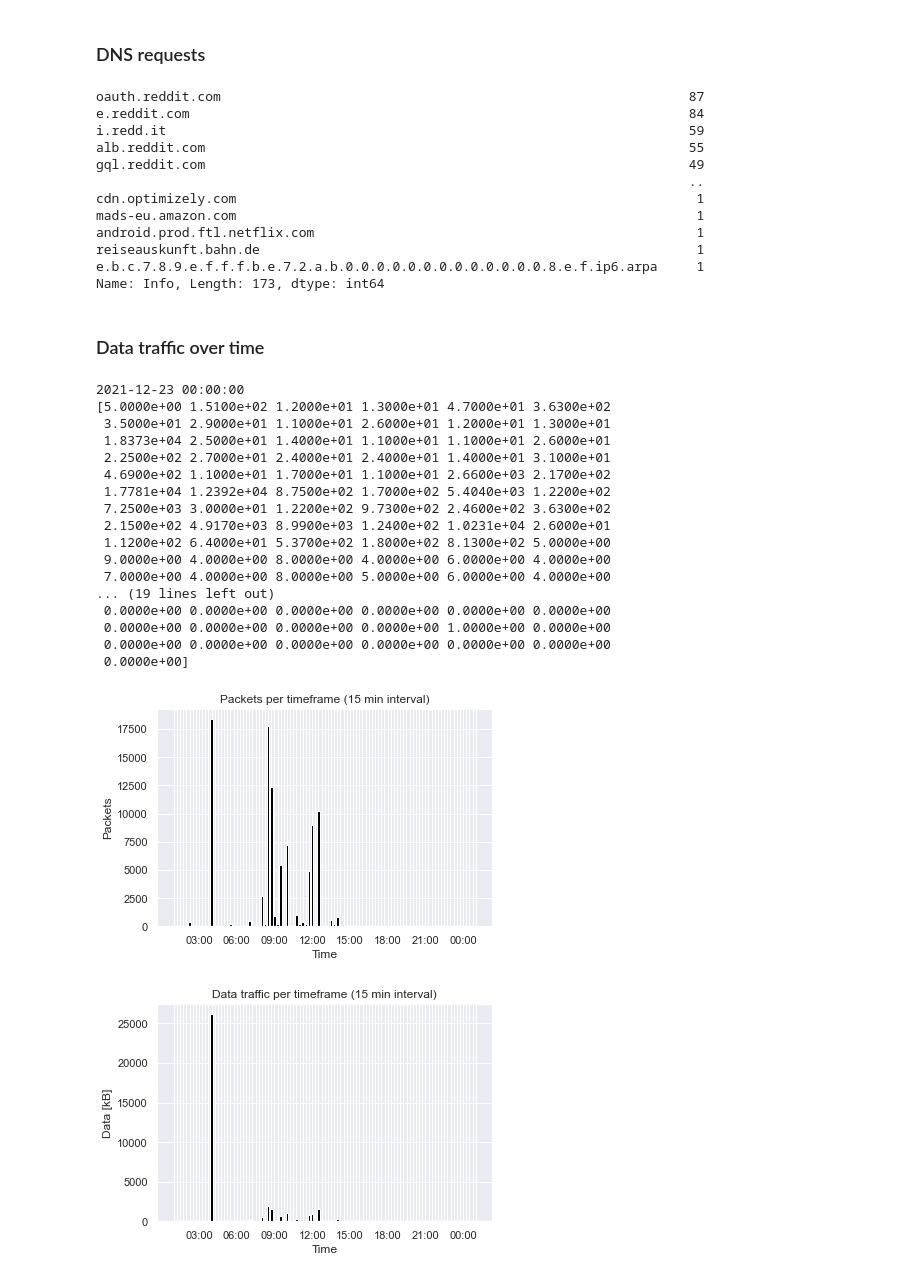
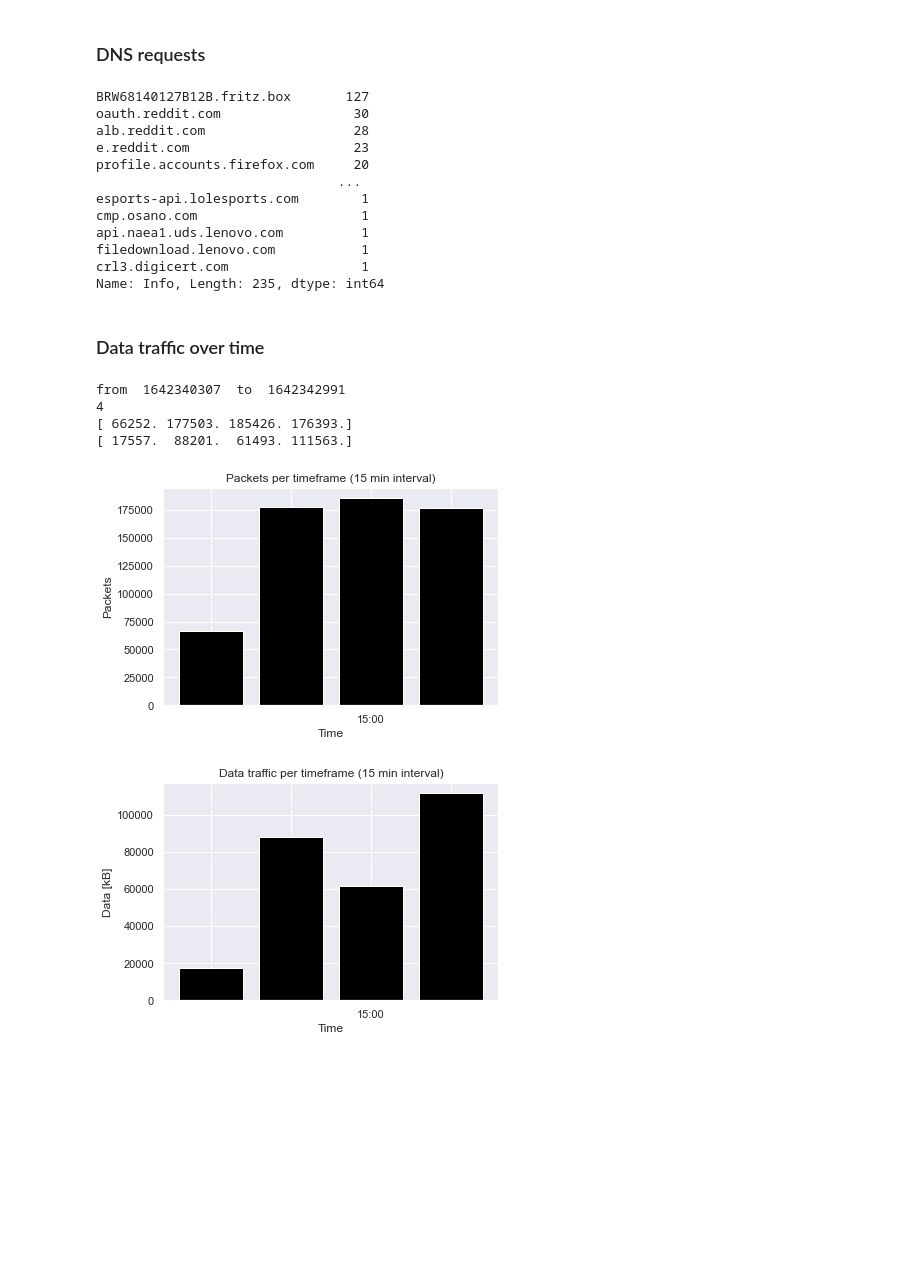
Before and after one commit to fabianh001/cmb_assignment2, a Jupyter notebook: MaxiTCPDumpAnalysis.ipynb, the cells around one changed output. Cells and saved outputs as stored; diff of their text form; code cells hidden in the pictures; blank space fills up the shorter version.

```diff
--- a/MaxiTCPDumpAnalysis.ipynb
+++ b/MaxiTCPDumpAnalysis.ipynb
@@ -12,8 +12,11 @@ sns.set(style="darkgrid")
 # %% [markdown]
 Create Pandas Dataframe
 # %%
-df = pd.read_csv("data/21-12-23_complete.csv")
+#df = pd.read_csv("data/21-12-23_complete.csv")
+data_folder = "C:/Users/maxim/Documents/RaspData/Preprocessed Data/"
+df = pd.read_csv(data_folder + "data/2022-01-16_test.csv")
 #df = pd.read_csv("data/2022-01-04_complete.csv")
-df.head()
+print(df)
+print(df)
 # ['No.', 'Time', 'Source', 'Destination', 'Protocol', 'Length', 'Info', 'dst port']
 # %% [output]
@@ -135,18 +178,18 @@ print(df_dns_resources)
 # print(df_dns_requests)
 # print(df_dns['Info'])
 # %% [output]
-oauth.reddit.com                                                            87
-e.reddit.com                                                                84
-i.redd.it                                                                   59
-alb.reddit.com                                                              55
-gql.reddit.com                                                              49
-                                                                            ..
-cdn.optimizely.com                                                           1
-mads-eu.amazon.com                                                           1
-android.prod.ftl.netflix.com                                                 1
-reiseauskunft.bahn.de                                                        1
-e.b.c.7.8.9.e.f.f.f.b.e.7.2.a.b.0.0.0.0.0.0.0.0.0.0.0.0.0.8.e.f.ip6.arpa     1
-Name: Info, Length: 173, dtype: int64
+BRW68140127B12B.fritz.box       127
+oauth.reddit.com                 30
+alb.reddit.com                   28
+e.reddit.com                     23
+profile.accounts.firefox.com     20
+                               ...
+esports-api.lolesports.com        1
+cmp.osano.com                     1
+api.naea1.uds.lenovo.com          1
+filedownload.lenovo.com           1
+crl3.digicert.com                 1
+Name: Info, Length: 235, dtype: int64
 # %% [markdown]
 ### Data traffic over time ###
 # %%
@@ -166,58 +209,46 @@ df_time_mod.head()
 first_entry = df_time_mod.loc[0].at['Time'] // min_15_duration
 last_entry = df_time_mod.iloc[-1].at['Time'] // min_15_duration
 
+print('from ', df_time_mod.loc[0].at['Time'], " to ", df_time_mod.iloc[-1].at['Time'])
 
-offset = first_entry
 count_packets = np.zeros(last_entry - first_entry + 1)
 length_packets = np.zeros(last_entry - first_entry + 1)
-print(datetime.utcfromtimestamp(offset * min_15_duration))
-x_values_packets = list(range(offset, last_entry + 1))
+
+x_values_packets = list(range(first_entry, last_entry + 1))
+print(len(x_values_packets))
 
 mapping_res = list(map(timeMapping, x_values_packets))
 
 # print(mapping_res)
 
 for index, row in df_time_mod.iterrows():
     ts = row.at['Time'] // min_15_duration
-    count_packets[ts - offset] += 1
-    length_packets[ts - offset] += row.at['Length']
+    count_packets[ts - first_entry] += 1
+    length_packets[ts - first_entry] += row.at['Length']
 
 length_packets = length_packets // 1000
 print(count_packets)
 print(length_packets)
 
 fig, ax = plt.subplots()
 plt.xlabel('Time')
 plt.ylabel('Packets')
 plt.title('Packets per timeframe (15 min interval)')
 plt.xticks(x_values_packets, mapping_res)
 ax.bar(x_values_packets, count_packets, color='black')
 fig.show()
 
 fig, ax = plt.subplots()
 plt.xlabel('Time')
 plt.ylabel('Data [kB]')
 plt.title('Data traffic per timeframe (15 min interval)')
 plt.xticks(x_values_packets, mapping_res)
 ax.bar(x_values_packets, length_packets, color='black')
 fig.show()
 # %% [output]
-2021-12-23 00:00:00
-[5.0000e+00 1.5100e+02 1.2000e+01 1.3000e+01 4.7000e+01 3.6300e+02
- 3.5000e+01 2.9000e+01 1.1000e+01 2.6000e+01 1.2000e+01 1.3000e+01
- 1.8373e+04 2.5000e+01 1.4000e+01 1.1000e+01 1.1000e+01 2.6000e+01
- 2.2500e+02 2.7000e+01 2.4000e+01 2.4000e+01 1.4000e+01 3.1000e+01
- 4.6900e+02 1.1000e+01 1.7000e+01 1.1000e+01 2.6600e+03 2.1700e+02
- 1.7781e+04 1.2392e+04 8.7500e+02 1.7000e+02 5.4040e+03 1.2200e+02
- 7.2500e+03 3.0000e+01 1.2200e+02 9.7300e+02 2.4600e+02 3.6300e+02
- 2.1500e+02 4.9170e+03 8.9900e+03 1.2400e+02 1.0231e+04 2.6000e+01
- 1.1200e+02 6.4000e+01 5.3700e+02 1.8000e+02 8.1300e+02 5.0000e+00
- 9.0000e+00 4.0000e+00 8.0000e+00 4.0000e+00 6.0000e+00 4.0000e+00
- 7.0000e+00 4.0000e+00 8.0000e+00 5.0000e+00 6.0000e+00 4.0000e+00
-... (19 lines left out)
- 0.0000e+00 0.0000e+00 0.0000e+00 0.0000e+00 0.0000e+00 0.0000e+00
- 0.0000e+00 0.0000e+00 0.0000e+00 0.0000e+00 1.0000e+00 0.0000e+00
- 0.0000e+00 0.0000e+00 0.0000e+00 0.0000e+00 0.0000e+00 0.0000e+00
- 0.0000e+00]
+from  1642340307  to  1642342991
+4
+[ 66252. 177503. 185426. 176393.]
+[ 17557.  88201.  61493. 111563.]
-[figure, old version]
+[figure, new version]
-[figure, old version]
+[figure, new version]
```
Also changed, not shown: parts of 7 cells of this notebook, 1 other file.
